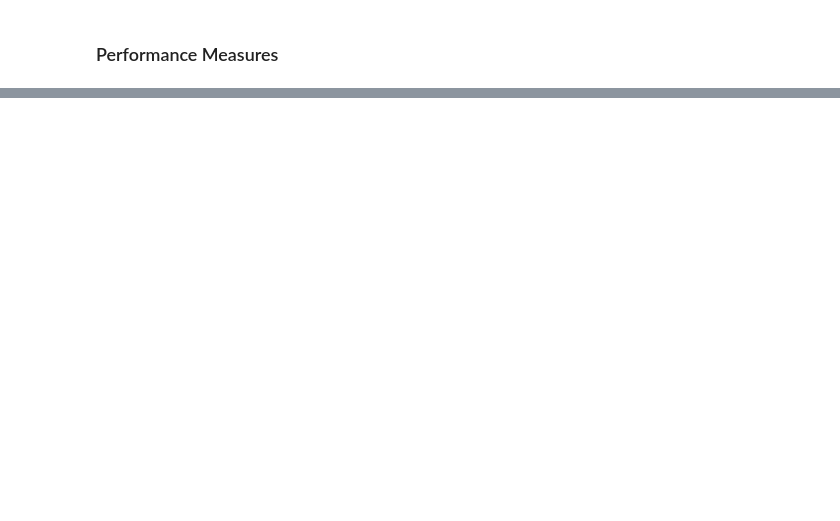
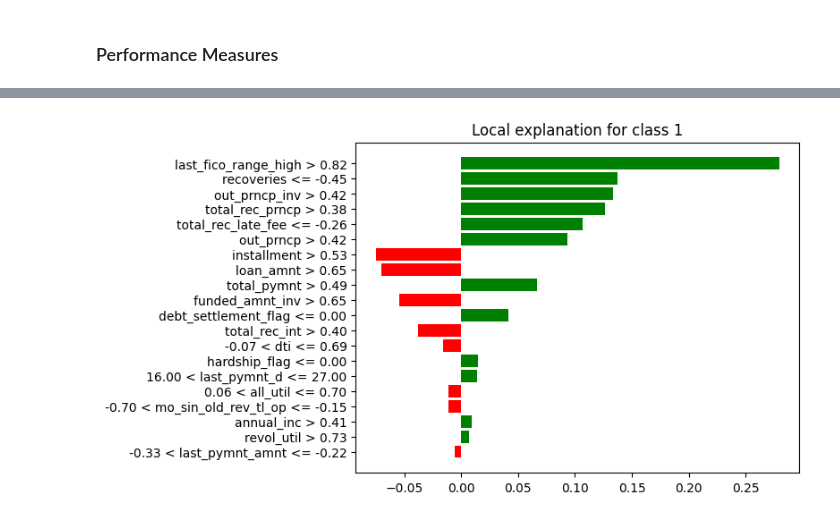
Before and after one commit to Farha-A/Credit-Scoring, a Jupyter notebook: notebooks/Farha_2L_NN.ipynb, the cells around one changed output, grey strips where cells are left out. Drawn from its saved outputs; the diff is of its cells as text; code cells hidden in the pictures; blank space fills up the shorter version.

```diff
--- a/notebooks/Farha_2L_NN.ipynb
+++ b/notebooks/Farha_2L_NN.ipynb
@@ -132,0 +260,6 @@ AttributeError: 'Sequential' object has no attribute 'predict_proba'
+# %%
+x_test.reset_index(inplace=True)
+x_test.drop("index", axis=1, inplace=True)
+# x_test.drop("level_0", axis=1, inplace=True)
+# x_test.head()
+x_test.shape
@@ -132,0 +268,14 @@ AttributeError: 'Sequential' object has no attribute 'predict_proba'
+# %%
+instance = x_test.iloc[0]
+
+explainer = lime_tabular.LimeTabularExplainer(training_data=np.array(x_train),
+                                              mode='classification',
+                                              feature_names=x_train.columns.tolist())
+
+def predfunc(x):
+    proba = nn.predict(x)
+    return np.hstack([1 - proba, proba])
+
+values = explainer.explain_instance(instance, predfunc, num_samples=1000,
+                                              num_features=x_train.shape[1])
+values.as_list()
@@ -132,0 +311,4 @@ AttributeError: 'Sequential' object has no attribute 'predict_proba'
+# %%
+values.as_pyplot_figure();
+# %% [output]
+[figure, added]
```
Also changed, not shown: parts of 38 cells of this notebook.
